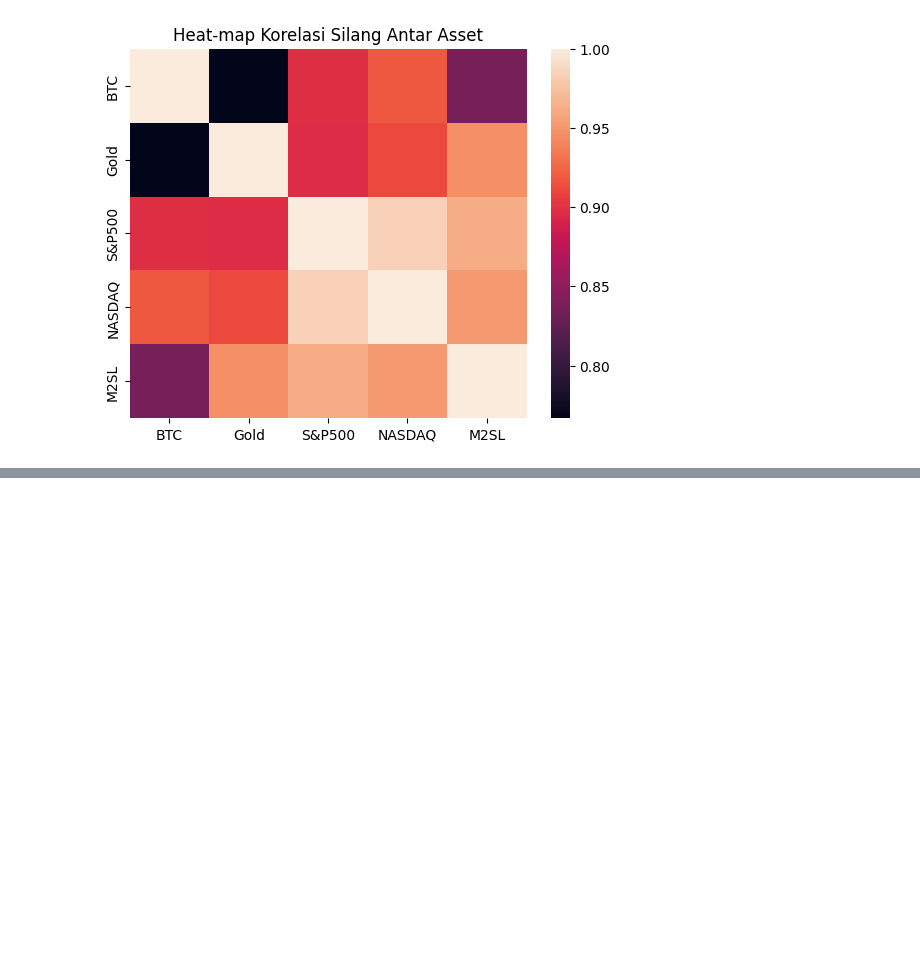
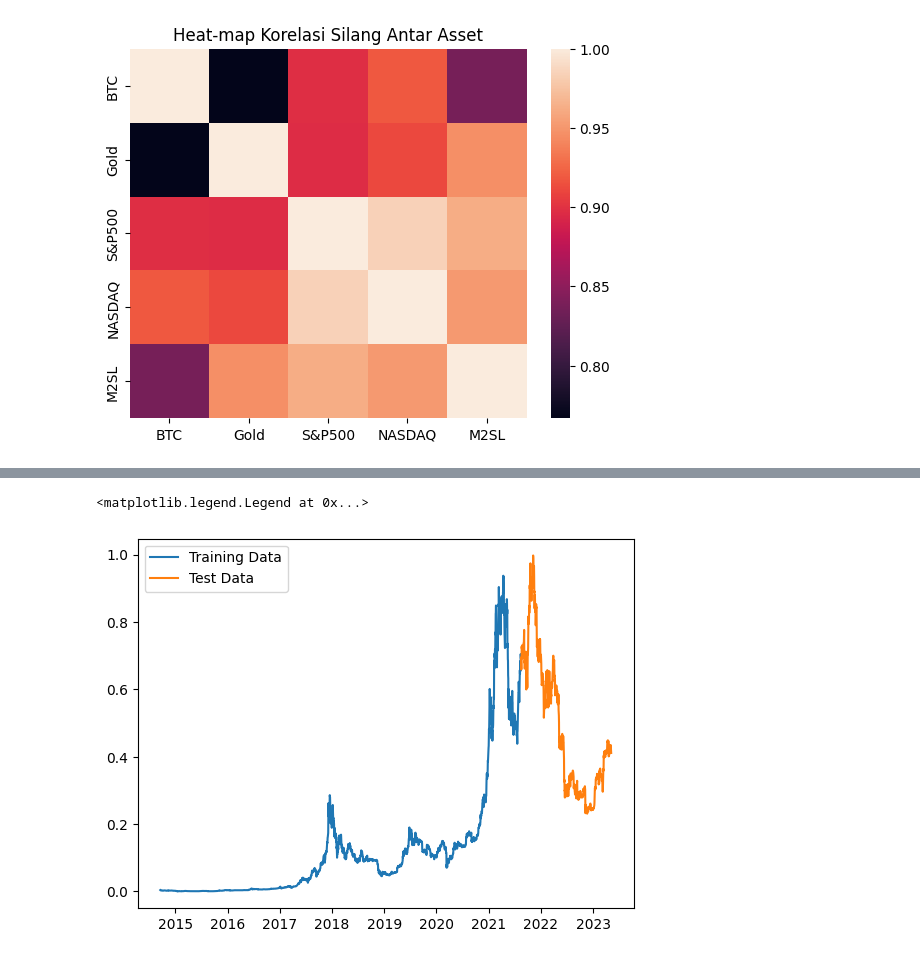
Before and after one commit to raihaneka50908/TesisInvestasi, a Jupyter notebook: Program_Analisis_Kelas_Aset.ipynb, the cells around one changed output, grey strips where cells are left out. Cells and saved outputs as stored; diff of their text form; code cells hidden in the pictures; blank space fills up the shorter version.

```diff
--- a/Program_Analisis_Kelas_Aset.ipynb
+++ b/Program_Analisis_Kelas_Aset.ipynb
@@ -102,3 +115,18 @@ To enable the following instructions: AVX2 AVX512F AVX512_VNNI FMA, in other ope
+# %%
+# Pembagian Dataset
+split_time=int(0.8*len(btc))
+time_train = time[:split_time]
+time_test = time[split_time:]
+x_harga_train = x_harga[:split_time]
+x_harga_test = x_harga[split_time:]
+# %%
+plt.figure(4)
+plt.plot(time_train,x_harga_train,label="Training Data")
+plt.plot(time_test,x_harga_test,label="Test Data")
+plt.legend()
+# %% [output]
+<matplotlib.legend.Legend at 0x...>
+[figure, added]
 # %%
 def windowed_dataset(series, window_size, batch_size, shuffle_buffer):
     series = tf.expand_dims(series, axis=-1)
```
Also changed, not shown: parts of 22 cells of this notebook.
